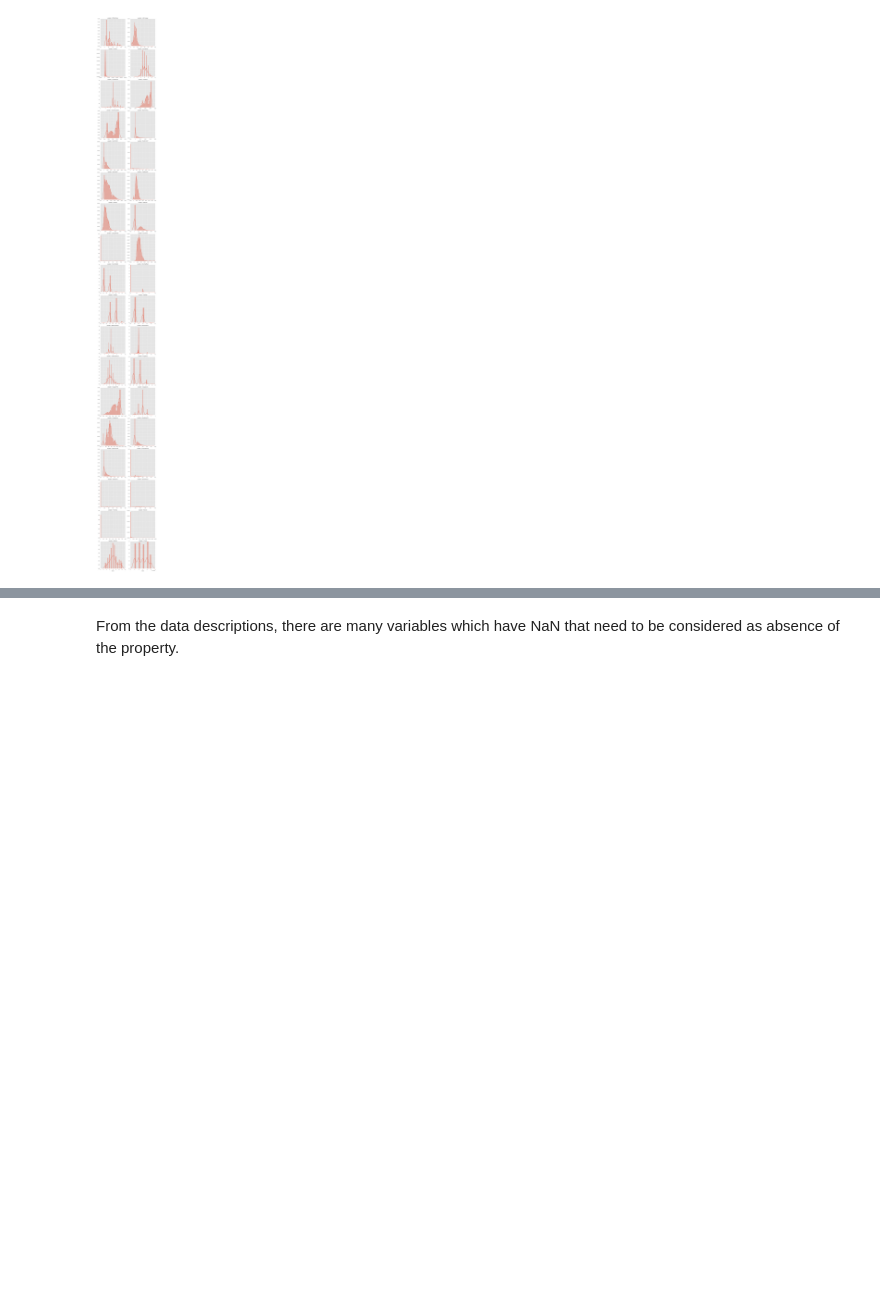
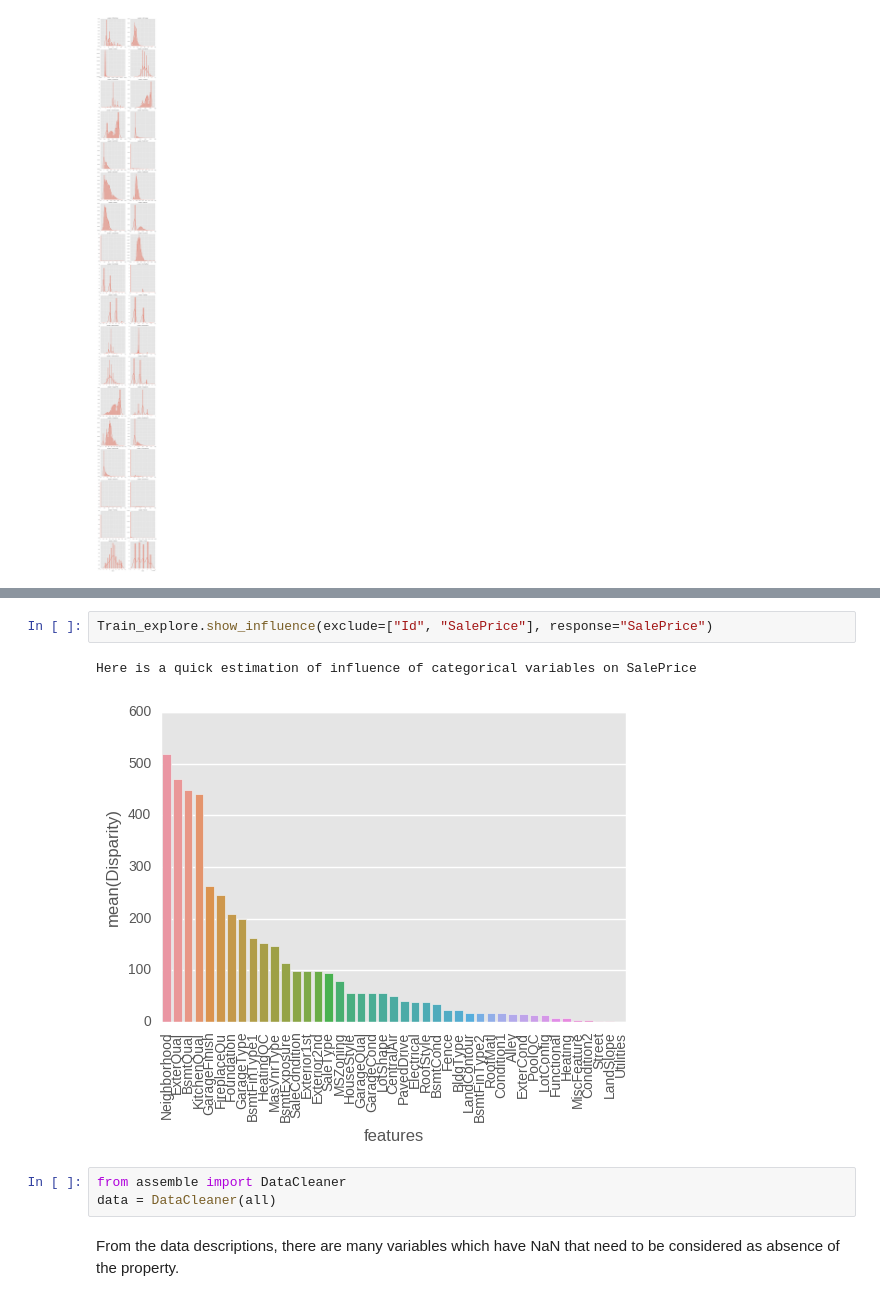
Before and after one commit to dolremi/Housing_Price, a Jupyter notebook: notebook/features.ipynb, the cells around one changed output, grey strips where cells are left out. Cells and saved outputs as stored; diff of their text form; blank space fills up the shorter version.

Commit message:
Use ANOVA to do the categorical analysis and encoding.

```diff
--- a/notebook/features.ipynb
+++ b/notebook/features.ipynb
@@ -70,3 +72,11 @@ __The Code Below will not WORK NOW, to explore the data, one can use standard Pa
+# %%
+Train_explore.show_influence(exclude=["Id", "SalePrice"], response="SalePrice")
+# %% [output]
+Here is a quick estimation of influence of categorical variables on SalePrice
+[figure, added]
+# %%
+from assemble import DataCleaner
+data = DataCleaner(all)
 # %% [markdown]
 From the data descriptions, there are many variables which have NaN that need to be considered as absence of the property.
 # %%
```
Also changed, not shown: parts of 60 cells of this notebook, 5 other files.
